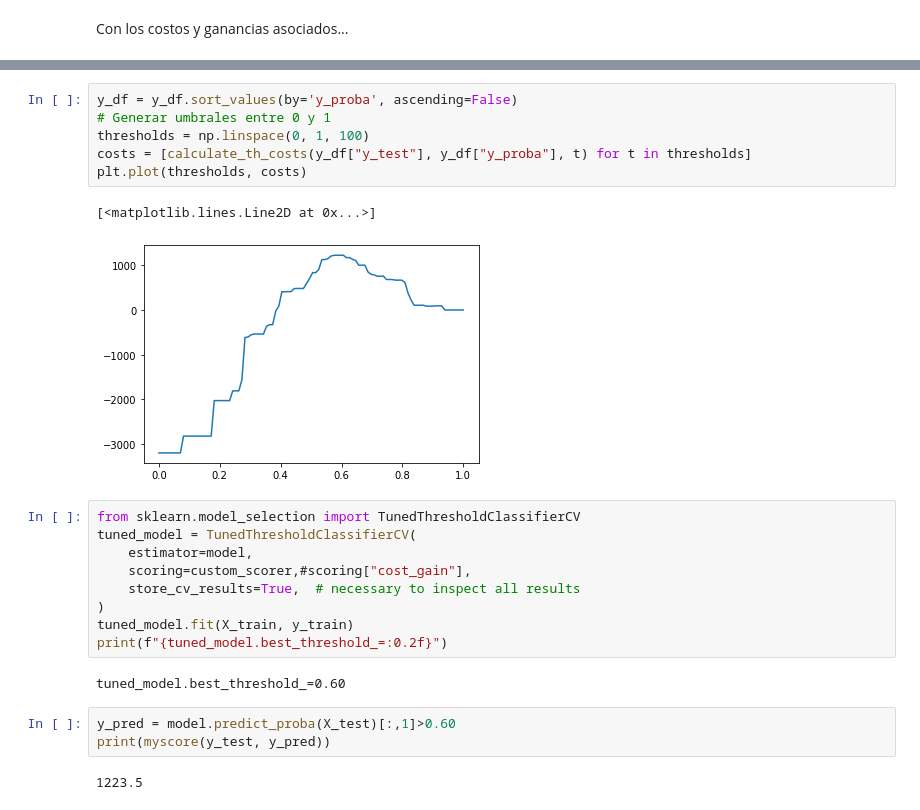
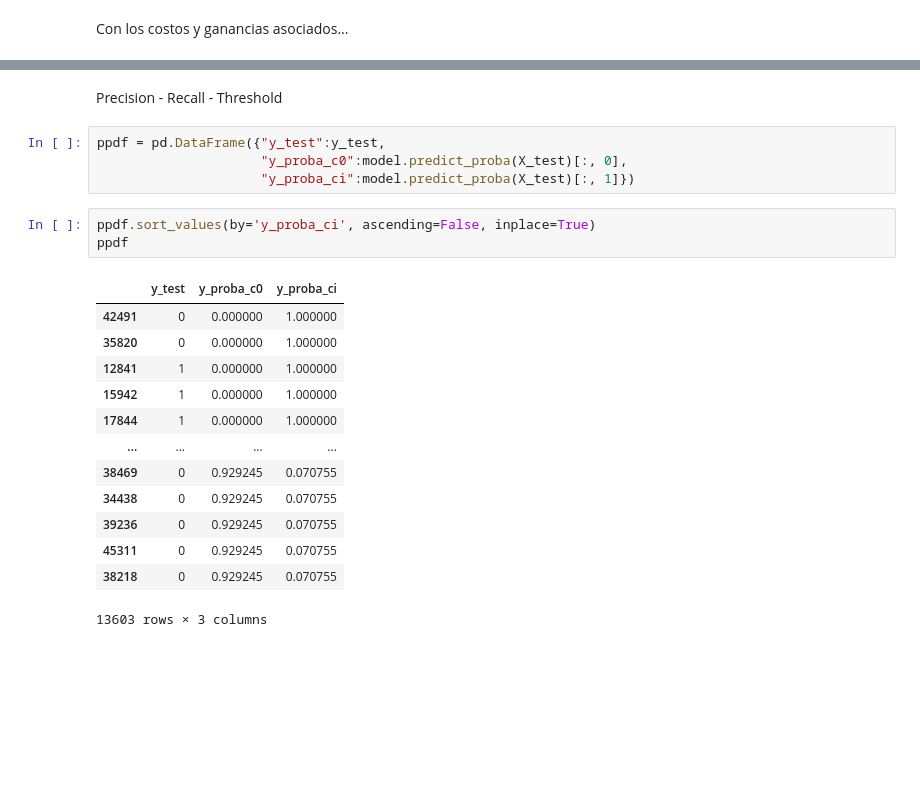
Before and after one commit to PabloSoligo2014/3670-UNLaM-CD, a Jupyter notebook: 06_Others/02_TunedThresoldClassifierCV.ipynb, the cells around one changed output, grey strips where cells are left out. Saved outputs shown, nothing was run; the diff lists cells and outputs as text; blank space fills up the shorter version.

```diff
--- a/06_Others/02_TunedThresoldClassifierCV.ipynb
+++ b/06_Others/02_TunedThresoldClassifierCV.ipynb
@@ -206,25 +170,23 @@ y_df = pd.DataFrame({"y_test":y_test, "y_proba":y_proba})
-# %%
-y_df = y_df.sort_values(by='y_proba', ascending=False)
-# Generar umbrales entre 0 y 1
-thresholds = np.linspace(0, 1, 100)
-costs = [calculate_th_costs(y_df["y_test"], y_df["y_proba"], t) for t in thresholds]
-plt.plot(thresholds, costs)
-# %% [output]
-[<matplotlib.lines.Line2D at 0x...>]
-[figure, removed]
-# %%
-from sklearn.model_selection import TunedThresholdClassifierCV
-tuned_model = TunedThresholdClassifierCV(
-    estimator=model,
-    scoring=custom_scorer,#scoring["cost_gain"],
-    store_cv_results=True,  # necessary to inspect all results
-)
-tuned_model.fit(X_train, y_train)
-print(f"{tuned_model.best_threshold_=:0.2f}")
-# %% [output]
-tuned_model.best_threshold_=0.60
-# %%
-y_pred = model.predict_proba(X_test)[:,1]>0.60
-print(myscore(y_test, y_pred))
-# %% [output]
-1223.5
+# %% [markdown]
+Precision - Recall - Threshold
+# %%
+ppdf = pd.DataFrame({"y_test":y_test,
+                     "y_proba_c0":model.predict_proba(X_test)[:, 0],
+                     "y_proba_ci":model.predict_proba(X_test)[:, 1]})
+# %%
+ppdf.sort_values(by='y_proba_ci', ascending=False, inplace=True)
+ppdf
+# %% [output]
+|  | y_test | y_proba_c0 | y_proba_ci |
+| 42491 | 0 | 0.000000 | 1.000000 |
+| 35820 | 0 | 0.000000 | 1.000000 |
+| 12841 | 1 | 0.000000 | 1.000000 |
+| 15942 | 1 | 0.000000 | 1.000000 |
+| 17844 | 1 | 0.000000 | 1.000000 |
+| ... | ... | ... | ... |
+| 38469 | 0 | 0.929245 | 0.070755 |
+| 34438 | 0 | 0.929245 | 0.070755 |
+| 39236 | 0 | 0.929245 | 0.070755 |
+| 45311 | 0 | 0.929245 | 0.070755 |
+| 38218 | 0 | 0.929245 | 0.070755 |
+13603 rows × 3 columns
```
Also changed, not shown: parts of 15 cells of this notebook, 1 other file.
